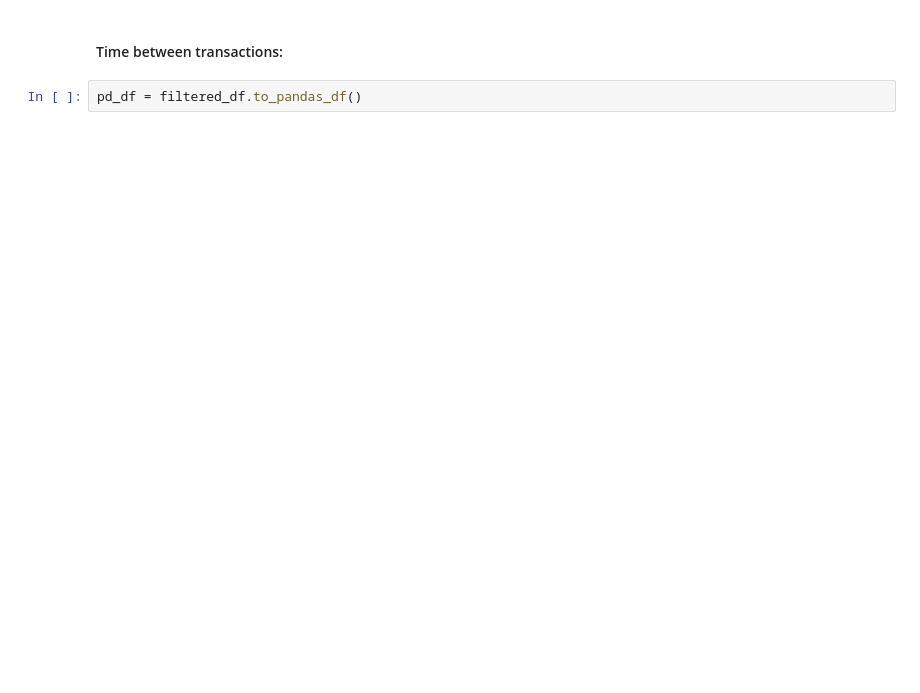
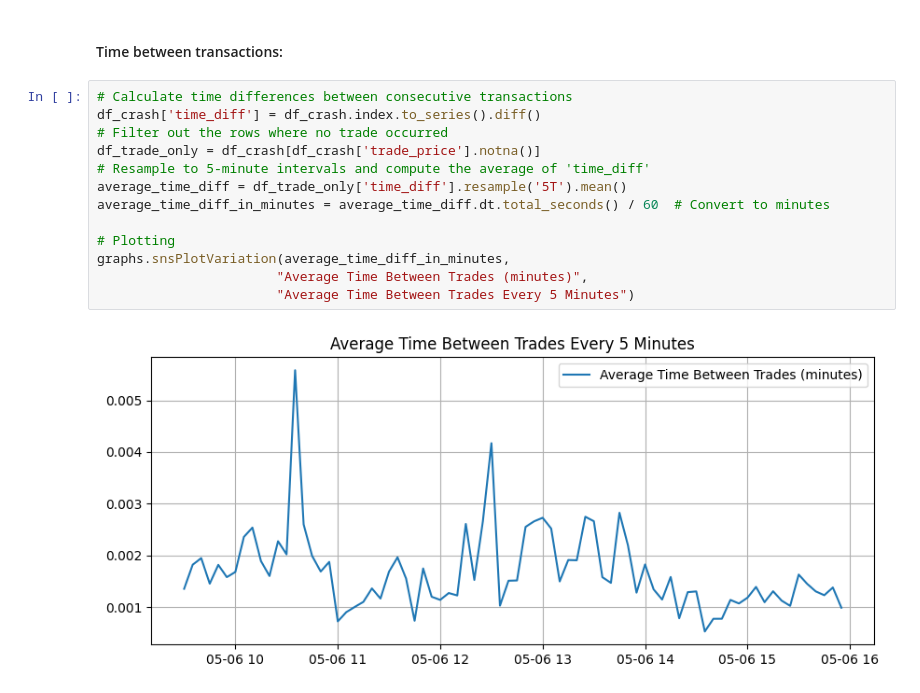
Before and after one commit to yassinech2/Flash_crash, a Jupyter notebook: 1_3Data_analysis.ipynb, the cells around one changed output. Saved outputs shown, nothing was run; the diff lists cells and outputs as text; blank space fills up the shorter version.

```diff
--- a/1_3Data_analysis.ipynb
+++ b/1_3Data_analysis.ipynb
@@ -201,5 +213,18 @@ plt.show()
 # %% [markdown]
 #### Time between transactions:
 # %%
-pd_df = filtered_df.to_pandas_df()
+# Calculate time differences between consecutive transactions
+df_crash['time_diff'] = df_crash.index.to_series().diff()
+# Filter out the rows where no trade occurred
+df_trade_only = df_crash[df_crash['trade_price'].notna()]
+# Resample to 5-minute intervals and compute the average of 'time_diff'
+average_time_diff = df_trade_only['time_diff'].resample('5T').mean()
+average_time_diff_in_minutes = average_time_diff.dt.total_seconds() / 60  # Convert to minutes
+
+# Plotting
+graphs.snsPlotVariation(average_time_diff_in_minutes,
+                       "Average Time Between Trades (minutes)",
+                       "Average Time Between Trades Every 5 Minutes")
+# %% [output]
+[figure, added]
 # %%
```
Also changed, not shown: parts of 26 cells of this notebook.
